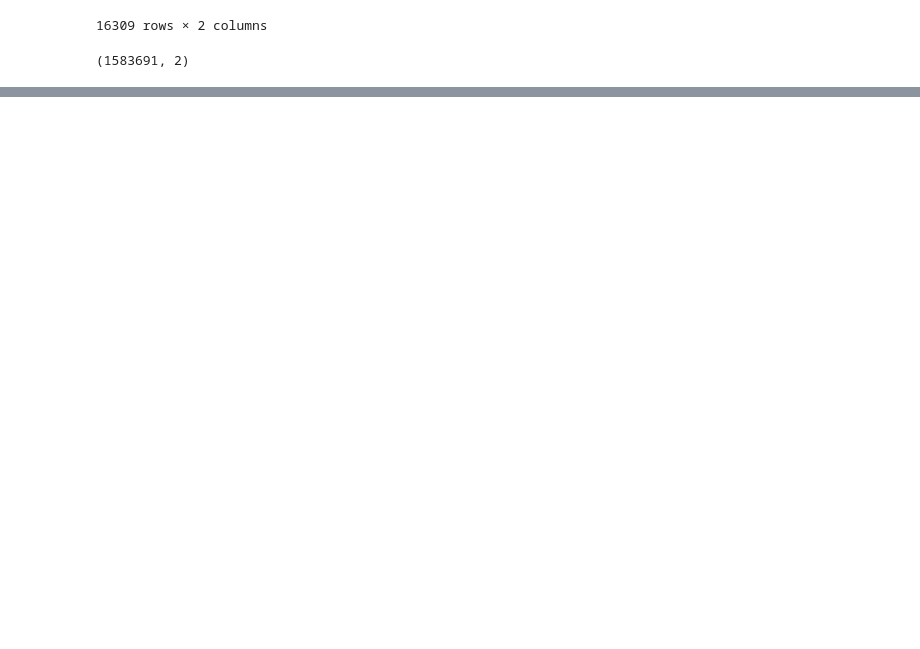
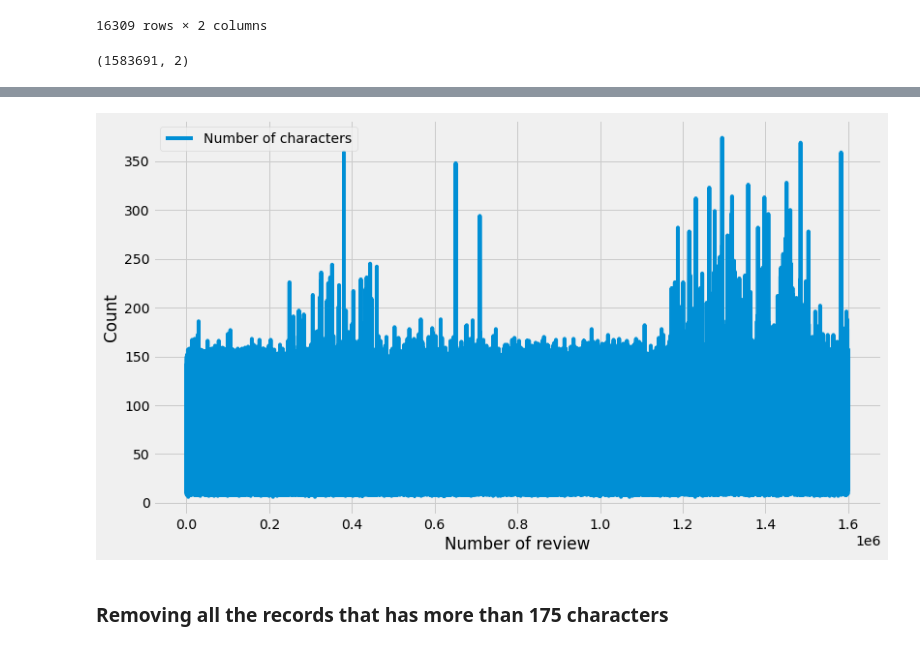
Before and after one commit to yash0307jain/sentiment-analysis, a Jupyter notebook: twitter_tweets/sentiment_analysis_lstm.ipynb, the cells around one changed output, grey strips where cells are left out. Drawn from its saved outputs; the diff is of its cells as text; code cells hidden in the pictures; blank space fills up the shorter version.

```diff
--- a/twitter_tweets/sentiment_analysis_lstm.ipynb
+++ b/twitter_tweets/sentiment_analysis_lstm.ipynb
@@ -122,0 +135,8 @@ df.shape
+# %%
+def plot_count(df, col, label):
+    plt.figure(figsize=(12, 7))
+    plt.plot(df[col], label=label)
+    plt.legend()
+    plt.xlabel('Number of review')
+    plt.ylabel('Count')
+    plt.show()
@@ -122,0 +145,2 @@ df.shape
+# %%
+df['char_count'] = df['tweet'].str.len().values
@@ -122,0 +156,6 @@ df.shape
+# %%
+plot_count(df, 'char_count', 'Number of characters')
+# %% [output]
+[figure, added]
+# %% [markdown]
+### Removing all the records that has more than 175 characters
```
Also changed, not shown: parts of 70 cells of this notebook.
